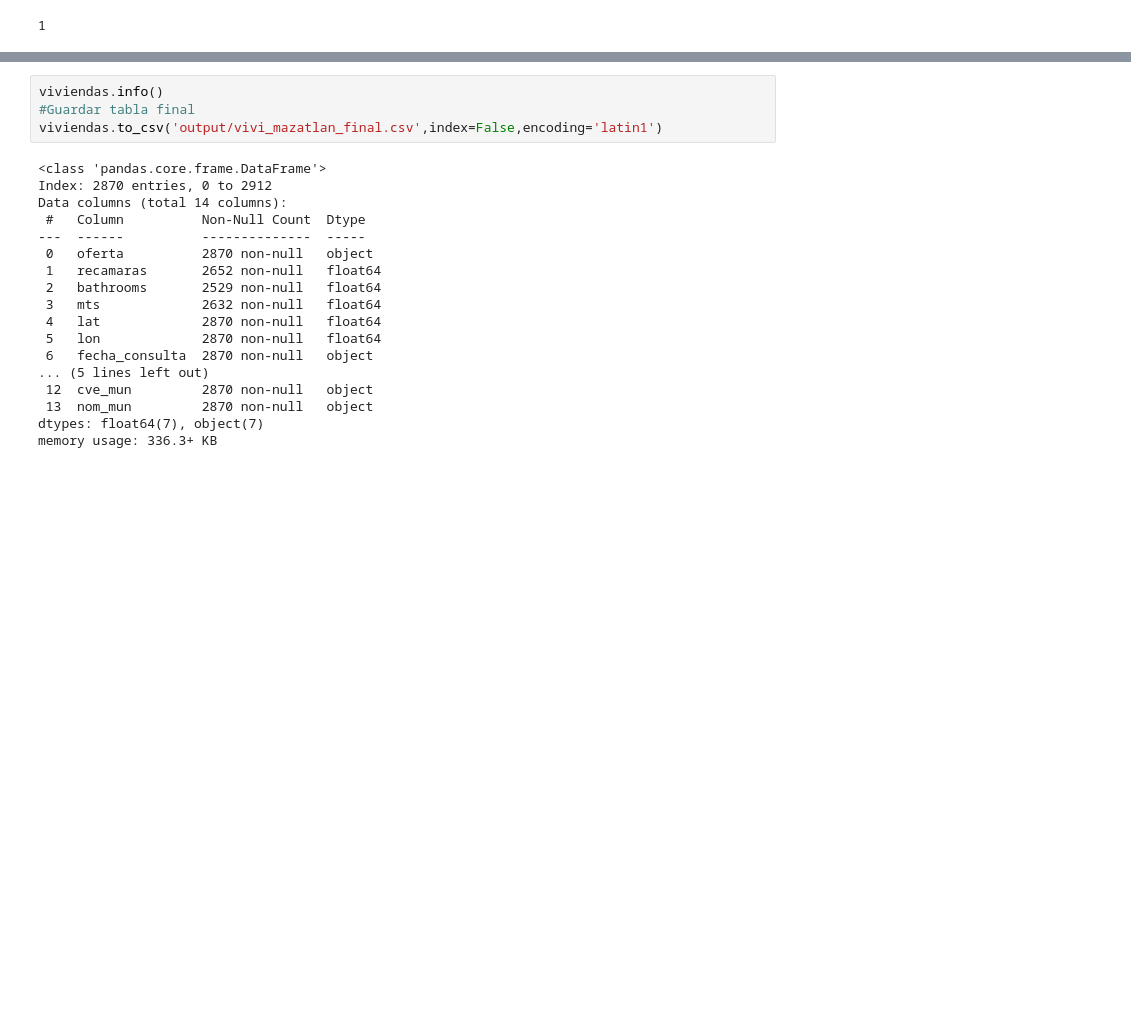
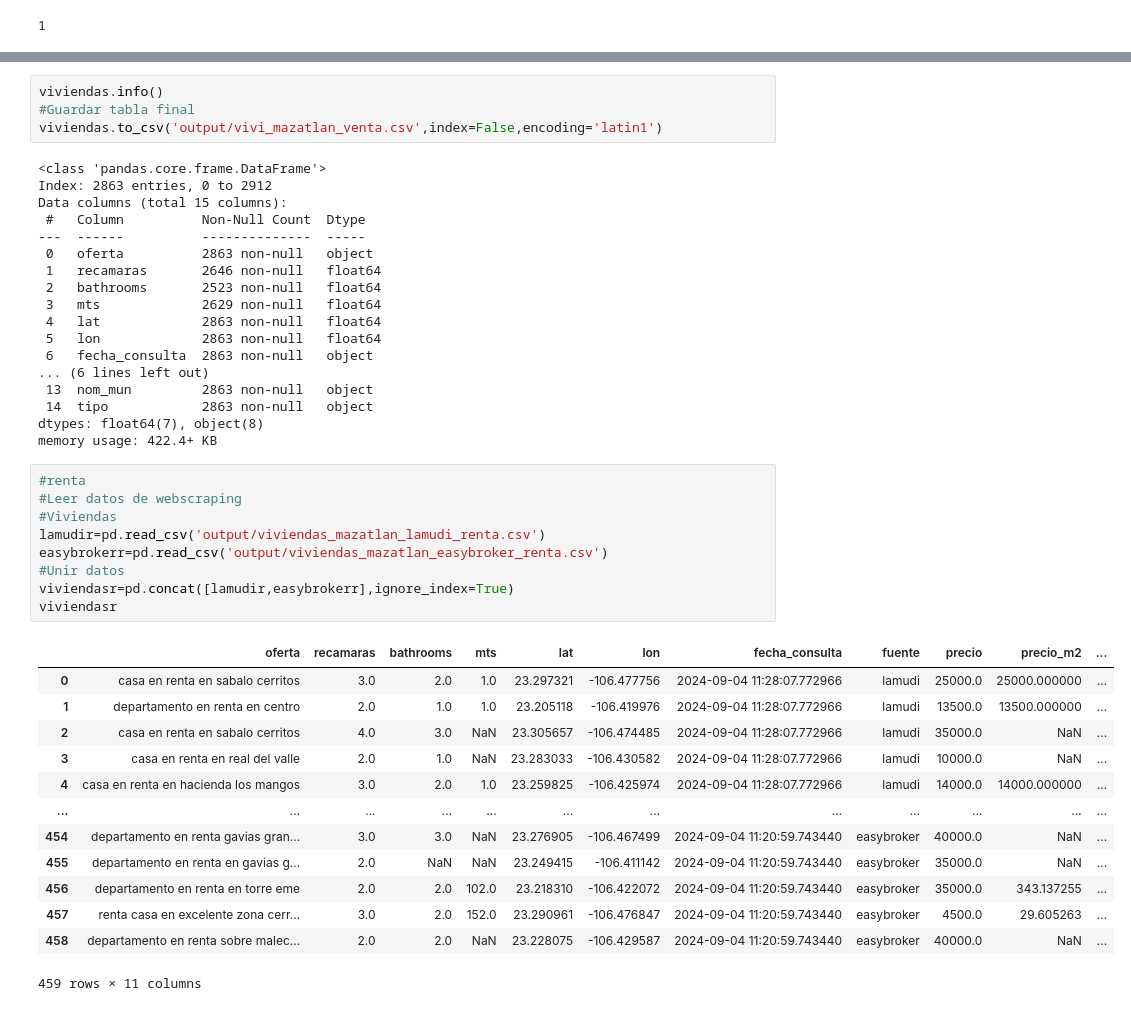
Before and after one commit to claudiodanielpc/vivi_mazatlan, a Jupyter notebook: scripts/limpieza_final.ipynb, the cells around one changed output, grey strips where cells are left out. Drawn from its saved outputs; the diff is of its cells as text; blank space fills up the shorter version.

```diff
--- a/scripts/limpieza_final.ipynb
+++ b/scripts/limpieza_final.ipynb
@@ -80,22 +93,45 @@ viviendas['cvegeo'].nunique()
 # %%
 viviendas.info()
 #Guardar tabla final
-viviendas.to_csv('output/vivi_mazatlan_final.csv',index=False,encoding='latin1')
+viviendas.to_csv('output/vivi_mazatlan_venta.csv',index=False,encoding='latin1')
 # %% [output]
 <class 'pandas.core.frame.DataFrame'>
-Index: 2870 entries, 0 to 2912
-Data columns (total 14 columns):
+Index: 2863 entries, 0 to 2912
+Data columns (total 15 columns):
  #   Column          Non-Null Count  Dtype
 ---  ------          --------------  -----
- 0   oferta          2870 non-null   object
- 1   recamaras       2652 non-null   float64
- 2   bathrooms       2529 non-null   float64
- 3   mts             2632 non-null   float64
- 4   lat             2870 non-null   float64
- 5   lon             2870 non-null   float64
- 6   fecha_consulta  2870 non-null   object
-... (5 lines left out)
- 12  cve_mun         2870 non-null   object
- 13  nom_mun         2870 non-null   object
-dtypes: float64(7), object(7)
-memory usage: 336.3+ KB
+ 0   oferta          2863 non-null   object
+ 1   recamaras       2646 non-null   float64
+ 2   bathrooms       2523 non-null   float64
+ 3   mts             2629 non-null   float64
+ 4   lat             2863 non-null   float64
+ 5   lon             2863 non-null   float64
+ 6   fecha_consulta  2863 non-null   object
+... (6 lines left out)
+ 13  nom_mun         2863 non-null   object
+ 14  tipo            2863 non-null   object
+dtypes: float64(7), object(8)
+memory usage: 422.4+ KB
+# %%
+#renta
+#Leer datos de webscraping
+#Viviendas
+lamudir=pd.read_csv('output/viviendas_mazatlan_lamudi_renta.csv')
+easybrokerr=pd.read_csv('output/viviendas_mazatlan_easybroker_renta.csv')
+#Unir datos
+viviendasr=pd.concat([lamudir,easybrokerr],ignore_index=True)
+viviendasr
+# %% [output]
+|  | oferta | recamaras | bathrooms | mts | lat | lon | fecha_consulta | fuente | precio | precio_m2 | ... |
+| 0 | casa en renta en sabalo cerritos | 3.0 | 2.0 | 1.0 | 23.297321 | -106.477756 | 2024-09-04 11:28:07.772966 | lamudi | 25000.0 | 25000.000000 | ... |
+| 1 | departamento en renta en centro | 2.0 | 1.0 | 1.0 | 23.205118 | -106.419976 | 2024-09-04 11:28:07.772966 | lamudi | 13500.0 | 13500.000000 | ... |
+| 2 | casa en renta en sabalo cerritos | 4.0 | 3.0 | NaN | 23.305657 | -106.474485 | 2024-09-04 11:28:07.772966 | lamudi | 35000.0 | NaN | ... |
+| 3 | casa en renta en real del valle | 2.0 | 1.0 | NaN | 23.283033 | -106.430582 | 2024-09-04 11:28:07.772966 | lamudi | 10000.0 | NaN | ... |
+| 4 | casa en renta en hacienda los mangos | 3.0 | 2.0 | 1.0 | 23.259825 | -106.425974 | 2024-09-04 11:28:07.772966 | lamudi | 14000.0 | 14000.000000 | ... |
+| ... | ... | ... | ... | ... | ... | ... | ... | ... | ... | ... | ... |
+| 454 | departamento en renta gavias gran... | 3.0 | 3.0 | NaN | 23.276905 | -106.467499 | 2024-09-04 11:20:59.743440 | easybroker | 40000.0 | NaN | ... |
+| 455 | departamento en renta en gavias g... | 2.0 | NaN | NaN | 23.249415 | -106.411142 | 2024-09-04 11:20:59.743440 | easybroker | 35000.0 | NaN | ... |
+| 456 | departamento en renta en torre eme | 2.0 | 2.0 | 102.0 | 23.218310 | -106.422072 | 2024-09-04 11:20:59.743440 | easybroker | 35000.0 | 343.137255 | ... |
+| 457 | renta casa en excelente zona cerr... | 3.0 | 2.0 | 152.0 | 23.290961 | -106.476847 | 2024-09-04 11:20:59.743440 | easybroker | 4500.0 | 29.605263 | ... |
+| 458 | departamento en renta sobre malec... | 2.0 | 2.0 | NaN | 23.228075 | -106.429587 | 2024-09-04 11:20:59.743440 | easybroker | 40000.0 | NaN | ... |
+459 rows × 11 columns
```
Also changed, not shown: parts of 6 cells of this notebook, 3 other files.
